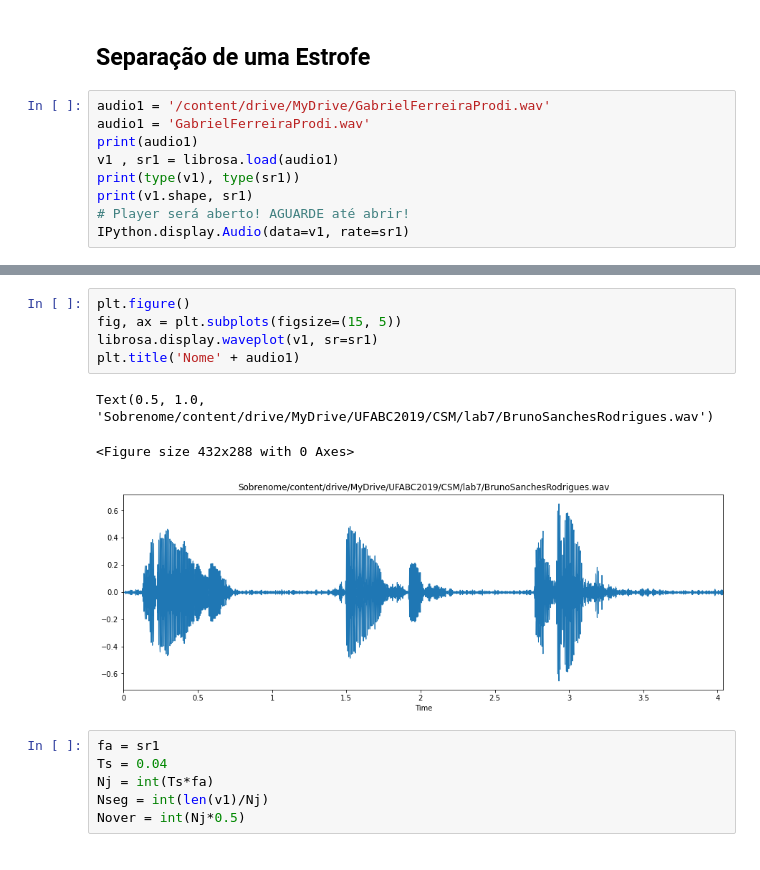
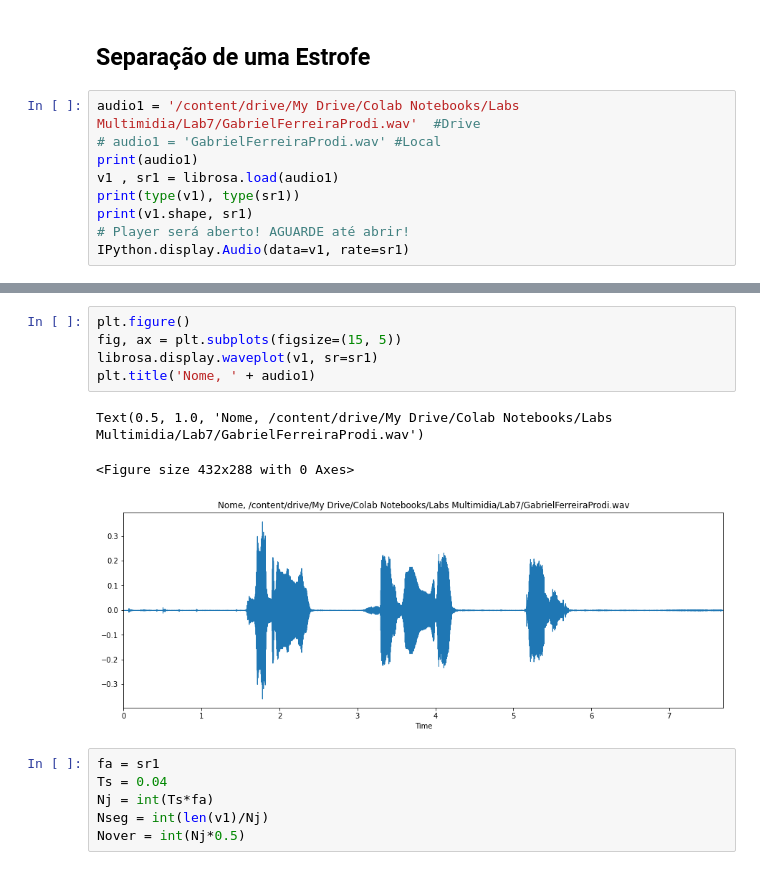
Before and after one commit to brusangues/CSM-DEVS, a Jupyter notebook: lab7/Gabriel/Lab7_Gabriel.ipynb, the cells around one changed output, grey strips where cells are left out. Saved outputs shown, nothing was run; the diff lists cells and outputs as text.

```diff
--- a/lab7/Gabriel/Lab7_Gabriel.ipynb
+++ b/lab7/Gabriel/Lab7_Gabriel.ipynb
@@ -24,8 +24,8 @@ import math
 # %% [markdown]
 ## Separação de uma Estrofe
 # %%
-audio1 = '/content/drive/MyDrive/GabrielFerreiraProdi.wav'
-audio1 = 'GabrielFerreiraProdi.wav'
+audio1 = '/content/drive/My Drive/Colab Notebooks/Labs Multimidia/Lab7/GabrielFerreiraProdi.wav'  #Drive
+# audio1 = 'GabrielFerreiraProdi.wav' #Local
 print(audio1)
 v1 , sr1 = librosa.load(audio1)
 print(type(v1), type(sr1))
@@ -40,12 +40,12 @@ IPython.display.Audio(data=v1, rate=sr1)
 # %%
 plt.figure()
 fig, ax = plt.subplots(figsize=(15, 5))
 librosa.display.waveplot(v1, sr=sr1)
-plt.title('Nome' + audio1)
+plt.title('Nome, ' + audio1)
 # %% [output]
-Text(0.5, 1.0, 'Sobrenome/content/drive/MyDrive/UFABC2019/CSM/lab7/BrunoSanchesRodrigues.wav')
+Text(0.5, 1.0, 'Nome, /content/drive/My Drive/Colab Notebooks/Labs Multimidia/Lab7/GabrielFerreiraProdi.wav')
 <Figure size 432x288 with 0 Axes>
-[figure, old version]
+[figure, new version]
 # %%
 fa = sr1
 Ts = 0.04
```
Also changed, not shown: parts of 5 cells of this notebook.
